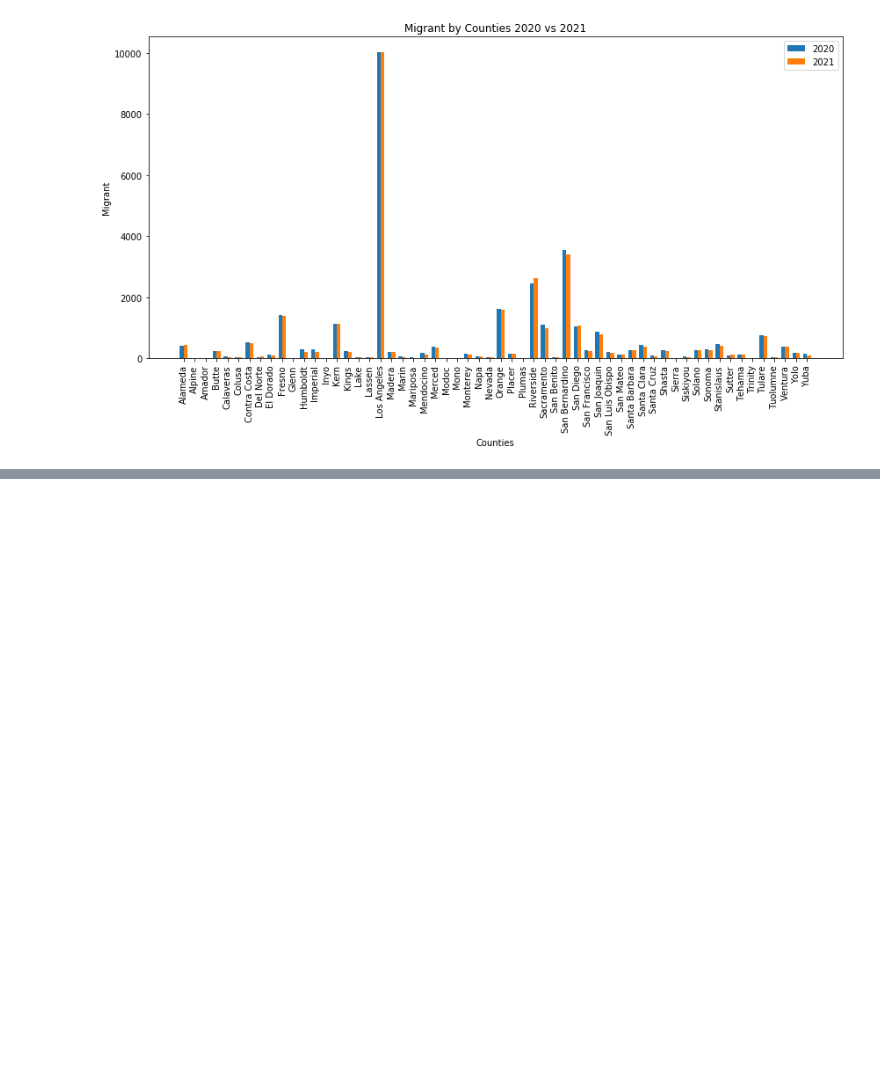
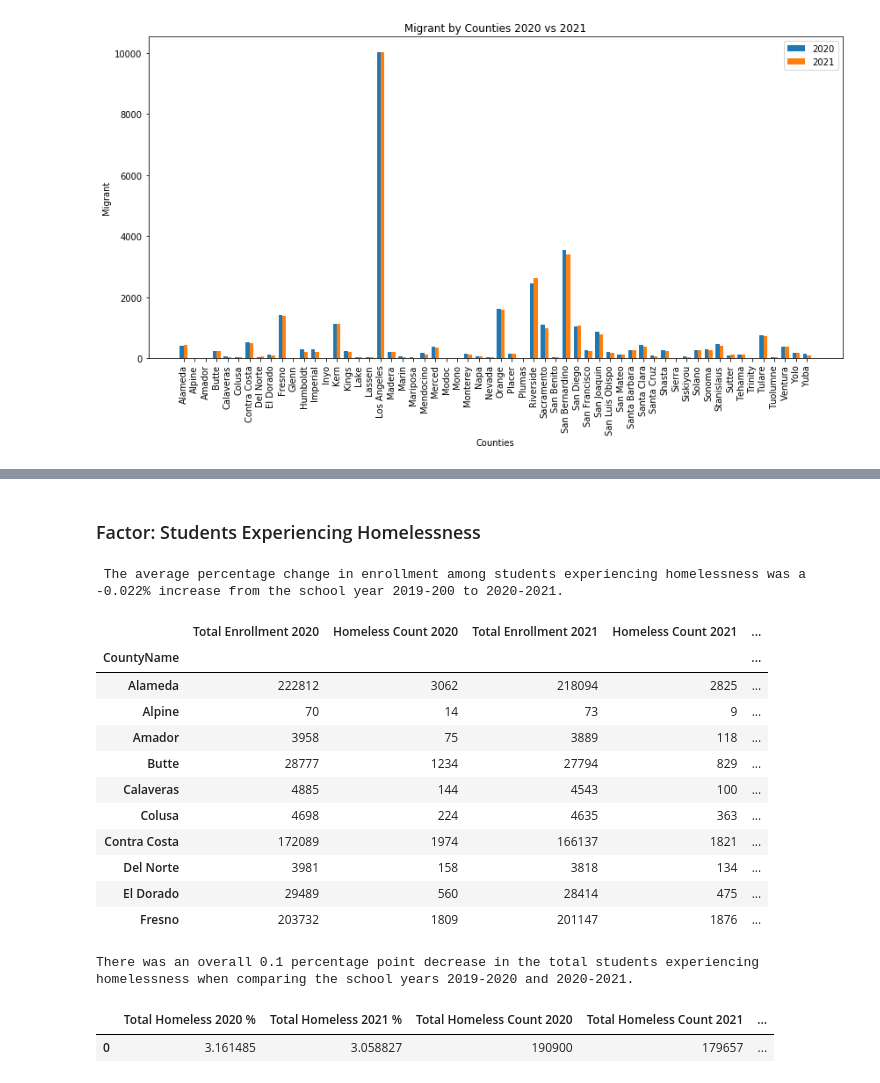
Before and after one commit to ludanzhan/Student-Enrollment-Project, a Jupyter notebook: Student Enrollemnt Project.ipynb, the cells around one changed output, grey strips where cells are left out. Saved outputs shown, nothing was run; the diff lists cells and outputs as text; code cells hidden in the pictures; blank space fills up the shorter version.

```diff
--- a/Student Enrollemnt Project.ipynb
+++ b/Student Enrollemnt Project.ipynb
@@ -137,7 +137,7 @@ county_2021_df
 # %%
-#reduce rows to 1 per county-2019
-school_2019 = county_2019_df.groupby("CountyName").sum()
-school_2019
+#reduce rows to 1 per county-2020
+school_2020 = county_2020_df.groupby("CountyName").sum()
+school_2020
 # %% [output]
 |  | EnrollTotal | EnrollCharter | EnrollNonCharter | African American | American Indian | Asian | Filipino | ... |
 | CountyName |  |  |  |  |  |  |  | ... |
@@ -182,6 +182,6 @@ school_2021
 | Yuba | 14060 | 1184 | 12876 | 502 | 215 | 1005 | 102 | ... |
 # %%
 #added year column back
-school_2019['Year'] = "2019-2020"
+school_2020['Year'] = "2019-2020"
 school_2021['Year'] = "2020-2021"
 # %%
@@ -743,0 +919,45 @@ plt.show()
+# %% [markdown]
+###  Factor: Students Experiencing Homelessness
+# %%
+homeless_df = pd.DataFrame(combined_data_df[["EnrollTotal_2020","Homeless_2020","EnrollTotal_2021","Homeless_2021"]])
+homeless_df["Homeless Percent 2020"] = homeless_df["Homeless_2020"]/homeless_df["EnrollTotal_2020"]*100
+homeless_df["Homeless Percent 2021"] = homeless_df["Homeless_2021"]/homeless_df["EnrollTotal_2021"]*100
+percent_delta = (homeless_df["Homeless Percent 2021"]-homeless_df["Homeless Percent 2020"]).sum()/len(homeless_df)
+print(f" The average percentage change in enrollment among students experiencing homelessness was a {round(percent_delta, 3)}% increase from the school year 2019-200 to 2020-2021.")
+homeless_df["Homeless Percent 2020"] = homeless_df["Homeless Percent 2020"].map("{:.2f}%".format)
+homeless_df["Homeless Percent 2021"] = homeless_df["Homeless Percent 2021"].map("{:.2f}%".format)
+homeless_df = homeless_df.rename(columns={"EnrollTotal_2020": "Total Enrollment 2020","Homeless_2020": "Homeless Count 2020","EnrollTotal_2021": "Total Enrollment 2021","Homeless_2021": "Homeless Count 2021"})
+homeless_df.head(10)
+# %% [output]
+ The average percentage change in enrollment among students experiencing homelessness was a -0.022% increase from the school year 2019-200 to 2020-2021.
+|  | Total Enrollment 2020 | Homeless Count 2020 | Total Enrollment 2021 | Homeless Count 2021 | ... |
+| CountyName |  |  |  |  | ... |
+| Alameda | 222812 | 3062 | 218094 | 2825 | ... |
+| Alpine | 70 | 14 | 73 | 9 | ... |
+| Amador | 3958 | 75 | 3889 | 118 | ... |
+| Butte | 28777 | 1234 | 27794 | 829 | ... |
+| Calaveras | 4885 | 144 | 4543 | 100 | ... |
+| Colusa | 4698 | 224 | 4635 | 363 | ... |
+| Contra Costa | 172089 | 1974 | 166137 | 1821 | ... |
+| Del Norte | 3981 | 158 | 3818 | 134 | ... |
+| El Dorado | 29489 | 560 | 28414 | 475 | ... |
+| Fresno | 203732 | 1809 | 201147 | 1876 | ... |
+# %%
+#create a summary table
+print(f"There was an overall {round(3.161485-3.058827,2)} percentage point decrease in the total students experiencing homelessness when comparing the school years 2019-2020 and 2020-2021.")
+home_2020 = combined_data_df['Homeless_2020'].sum()
+home_2021 = combined_data_df['Homeless_2021'].sum()
+home_percentage_2020 = home_2020/tot_enroll_2020*100
+home_percentage_2021 = home_2021/tot_enroll_2021*100
+
+summary_homeless = pd.DataFrame({"Total Homeless 2020 %": home_percentage_2020,
+                                "Total Homeless 2021 %": home_percentage_2021,
+                                "Total Homeless Count 2020": home_2020,
+                                "Total Homeless Count 2021": home_2021,
+                                "Total Enrollment Count 2020": tot_enroll_2020,
+                                "Total Enrollment Count 2021": tot_enroll_2021}, index=[0])
+summary_homeless
+# %% [output]
+There was an overall 0.1 percentage point decrease in the total students experiencing homelessness when comparing the school years 2019-2020 and 2020-2021.
+|  | Total Homeless 2020 % | Total Homeless 2021 % | Total Homeless Count 2020 | Total Homeless Count 2021 | ... |
+| 0 | 3.161485 | 3.058827 | 190900 | 179657 | ... |
```
Also changed, not shown: parts of 24 cells of this notebook, 1 other file.
